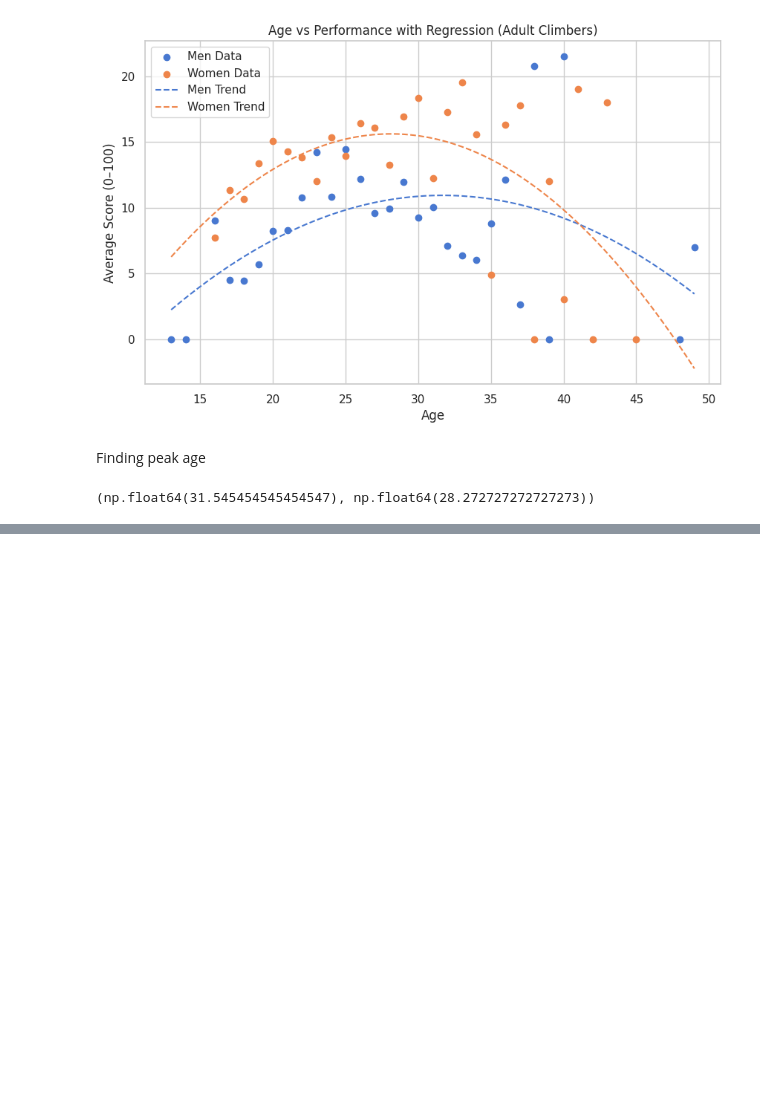
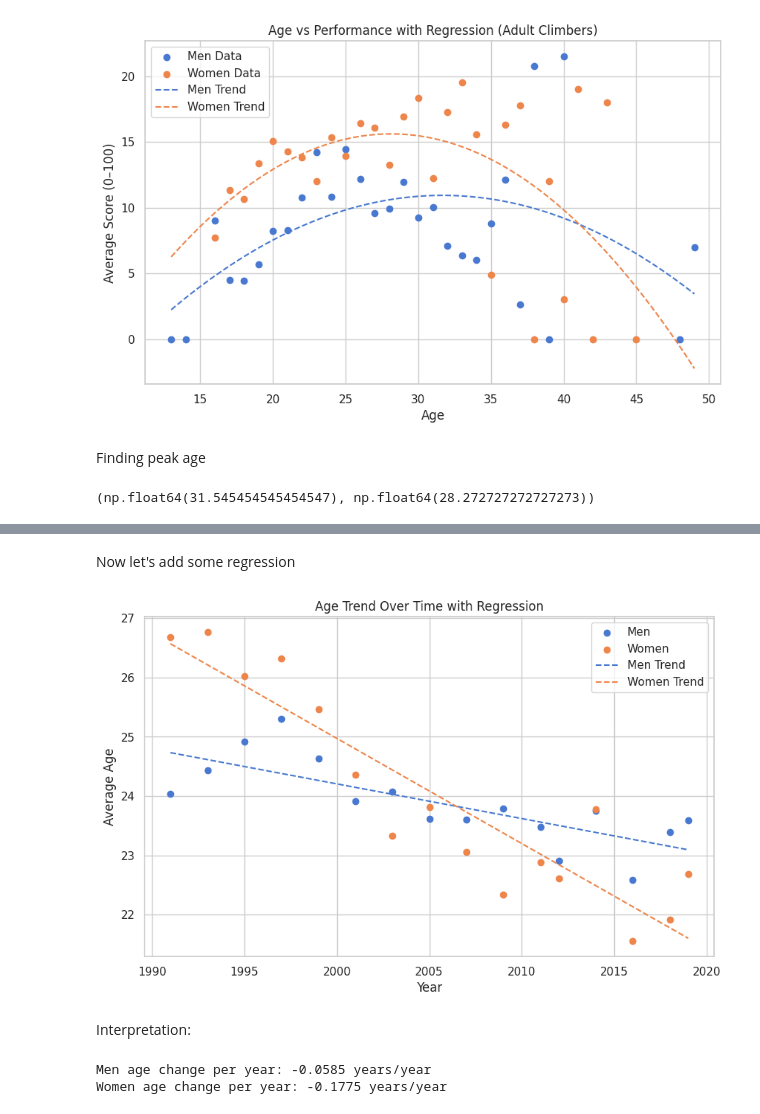
Before and after one commit to derrickd-lab/Climbing_Prediction_Project, a Jupyter notebook: ML_Project.ipynb, the cells around one changed output, grey strips where cells are left out. Saved outputs shown, nothing was run; the diff lists cells and outputs as text; code cells hidden in the pictures; blank space fills up the shorter version.

```diff
--- a/ML_Project.ipynb
+++ b/ML_Project.ipynb
@@ -382,0 +421,36 @@ peak_age_men, peak_age_women
+# %% [markdown]
+Now let's add some regression
+# %%
+from numpy.polynomial.polynomial import polyfit
+
+# Linear regression (easy to interpret)
+b_men, m_men = polyfit(men_age_trend["year"], men_age_trend["age"], 1)
+b_women, m_women = polyfit(women_age_trend["year"], women_age_trend["age"], 1)
+
+years = np.array(men_age_trend["year"])
+
+plt.figure(figsize=(10,6))
+
+plt.scatter(men_age_trend["year"], men_age_trend["age"], label="Men")
+plt.scatter(women_age_trend["year"], women_age_trend["age"], label="Women")
+
+plt.plot(years, b_men + m_men*years, linestyle="--", label="Men Trend")
+plt.plot(years, b_women + m_women*years, linestyle="--", label="Women Trend")
+
+plt.xlabel("Year")
+plt.ylabel("Average Age")
+plt.title("Age Trend Over Time with Regression")
+plt.legend()
+plt.grid(True)
+
+plt.show()
+# %% [output]
+[figure, added]
+# %% [markdown]
+Interpretation:
+# %%
+print("Men age change per year:", round(m_men, 4), "years/year")
+print("Women age change per year:", round(m_women, 4), "years/year")
+# %% [output]
+Men age change per year: -0.0585 years/year
+Women age change per year: -0.1775 years/year
```
Also changed, not shown: parts of 7 cells of this notebook.
